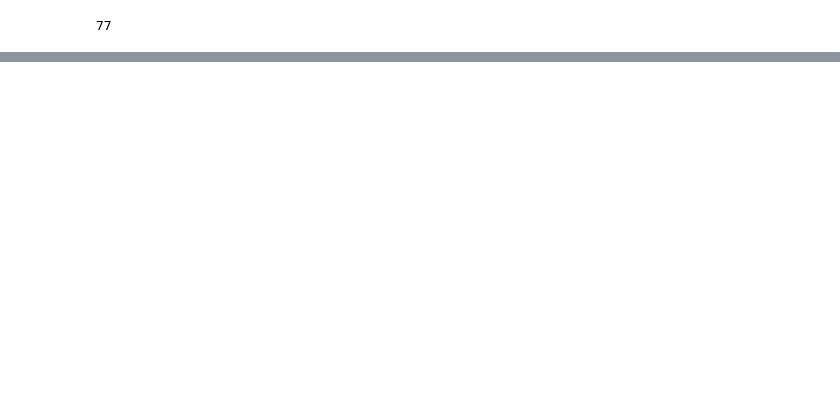
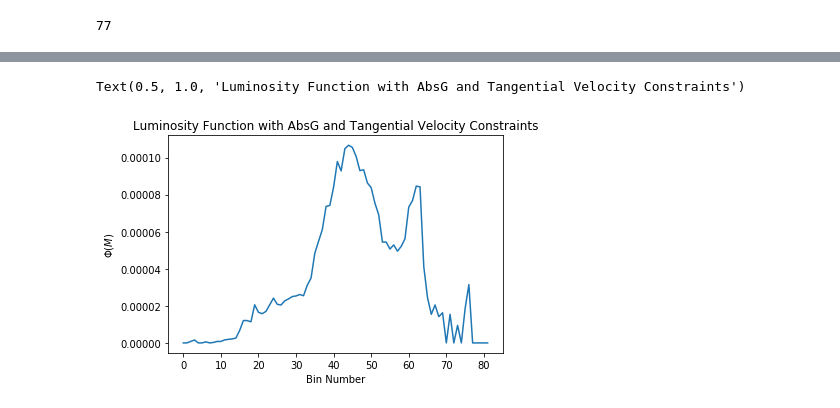
Before and after one commit to dhilligo/BDwarfLumFunction, a Jupyter notebook: GCNS Table Analysis.ipynb, the cells around one changed output, grey strips where cells are left out. Saved outputs shown, nothing was run; the diff lists cells and outputs as text; code cells hidden in the pictures; blank space fills up the shorter version.

```diff
--- a/GCNS Table Analysis.ipynb
+++ b/GCNS Table Analysis.ipynb
@@ -427 +403,9 @@ print(lf_spacedensity2)
  0.00000000e+00 0.00000000e+00]
+# %%
+plt.plot(lf_spacedensity2)
+plt.xlabel("Bin Number")
+plt.ylabel('$\Phi(M)$')
+plt.title("Luminosity Function with AbsG and Tangential Velocity Constraints")
+# %% [output]
+Text(0.5, 1.0, 'Luminosity Function with AbsG and Tangential Velocity Constraints')
+[figure, added]
```
Also changed, not shown: parts of 27 cells of this notebook, 1 other file.
